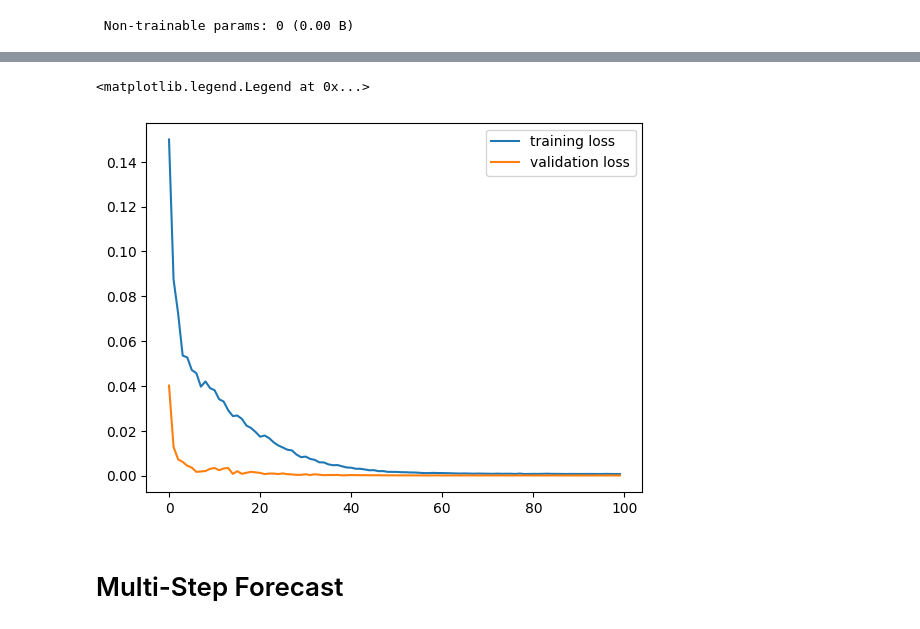
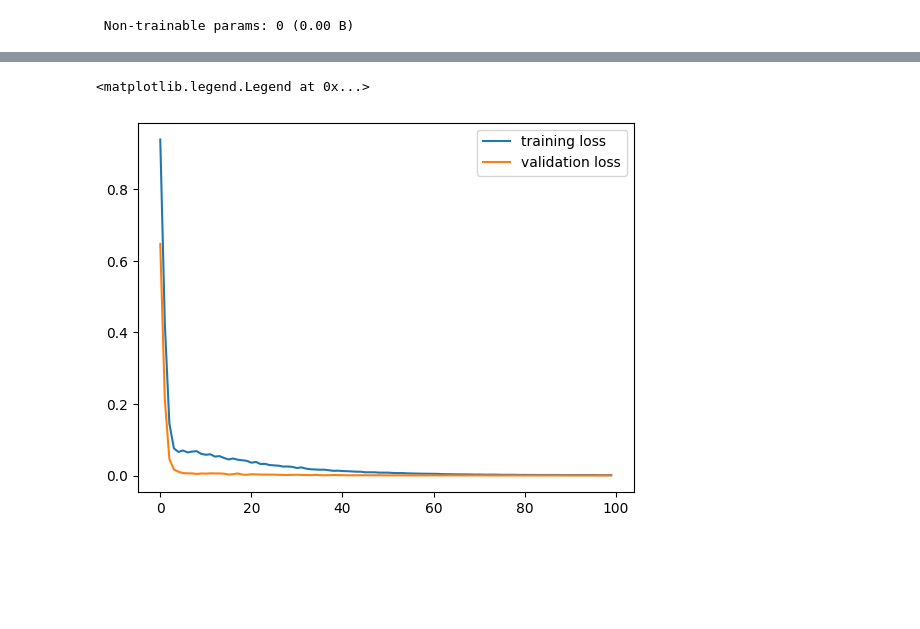
Before and after one commit to Soonusravan/Machine_Learning, a Jupyter notebook: RNN/RNN Crude Oil.ipynb, the cells around one changed output, grey strips where cells are left out. Drawn from its saved outputs; the diff is of its cells as text; code cells hidden in the pictures; blank space fills up the shorter version.

```diff
--- a/RNN/RNN Crude Oil.ipynb
+++ b/RNN/RNN Crude Oil.ipynb
@@ -131,7 +131,7 @@ print(len(npa))
 2094
 # %%
 # Need the data to be in the form [sample, time steps, features (dimension of each element)]
-samples = 10 # Number of samples (in past)
+samples = 13 # Number of samples (in past)
 steps = 1 # Number of steps (in future)
 X = [] # X array
 Y = [] # Y array
@@ -166,24 +175,24 @@ Threshold is 1876
 # %%
 # Let's build the RNN
-model = keras.Sequential()
+model1 = keras.Sequential()
 
 # Add a RNN layer with 3 units.
-model.add(layers.SimpleRNN(3,
+model1.add(layers.SimpleRNN(3,
                            activation = 'tanh',
                            use_bias=True,
                            input_shape=(X.shape[1], X.shape[2])))
 # Add a dropout layer (penalizing more complex models) -- prevents overfitting
-model.add(layers.Dropout(rate=0.2))
+model1.add(layers.Dropout(rate=0.2))
 
 
 # Add a Dense layer with 1 units (Since we are doing a regression task.
-model.add(layers.Dense(1))
+model1.add(layers.Dense(1))
 
 # Evaluating loss function of MSE using the adam optimizer.
-model.compile(loss='mean_squared_error', optimizer = 'adam')
+model1.compile(loss='mean_squared_error', optimizer = 'adam')
 
 # Print out architecture.
-model.summary()
+model1.summary()
 # %% [output]
 Model: "sequential"
 ┏━━━━━━━━━━━━━━━━━━━━━━━━━━━━━━━━━┳━━━━━━━━━━━━━━━━━━━━━━━━┳━━━━━━━━━━━━━━━┓
@@ -200,7 +209,7 @@ Model: "sequential"
  Non-trainable params: 0 (0.00 B)
 # %%
 # Fitting the data
-history = model.fit(X[:threshold],
+history1 = model1.fit(X[:threshold],
                     Y[:threshold],
                     shuffle = False, # Since this is time series data
                     epochs=100,
@@ -228,17 +237,8 @@ Epoch 100/100
 # %%
 # Plotting the loss iteration
-plt.plot(history.history['loss'], label = 'training loss')
-plt.plot(history.history['val_loss'], label ='validation loss')
+plt.plot(history1.history['loss'], label = 'training loss')
+plt.plot(history1.history['val_loss'], label ='validation loss')
 plt.legend()
-# Note:
-# if training loss >> validation loss -> Underfitting
-# if training loss << validation loss -> Overfitting (i.e model is smart enough to have mapped the entire dataset..)
-# Several ways to address overfitting:
-# Reduce complexity of model (hidden layers, neurons, parameters input etc)
-# Add dropout and tune rate
-# More data :)
 # %% [output]
 <matplotlib.legend.Legend at 0x...>
-[figure, old version]
+[figure, new version]
-# %% [markdown]
-# Multi-Step Forecast
```
Also changed, not shown: parts of 30 cells of this notebook, 4 other files.
